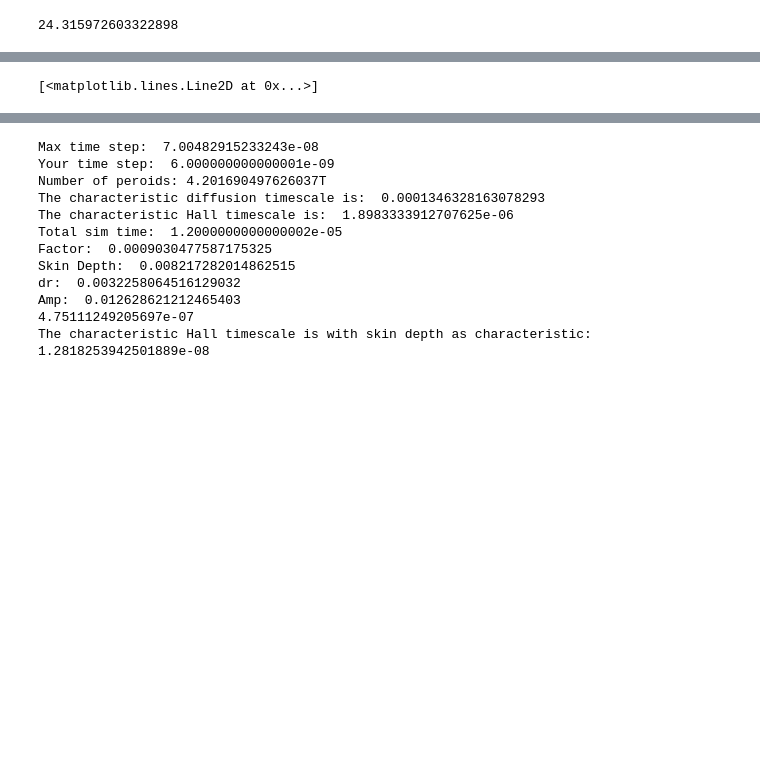
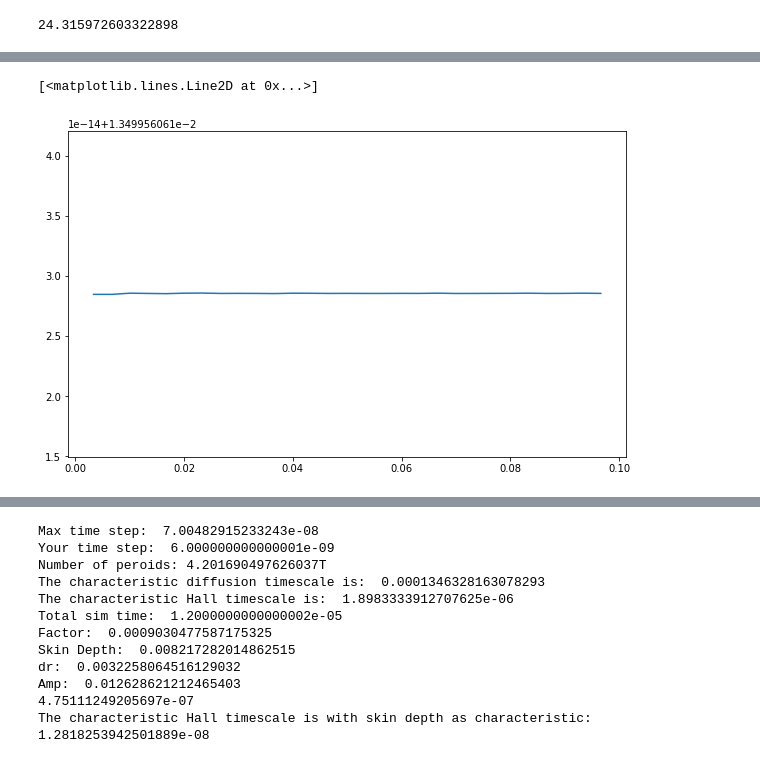
Before and after one commit to vandelij/FRC_RMF, a Jupyter notebook: predictor2_corrector_combine_RMF_code_case_Mlroy1999_fewer_time_steps - Copy.ipynb, the cells around one changed output, grey strips where cells are left out. Saved outputs shown, nothing was run; the diff lists cells and outputs as text; code cells hidden in the pictures; blank space fills up the shorter version.

```diff
--- a/predictor2_corrector_combine_RMF_code_case_Mlroy1999_fewer_time_steps - Copy.ipynb
+++ b/predictor2_corrector_combine_RMF_code_case_Mlroy1999_fewer_time_steps - Copy.ipynb
@@ -59,8 +58,8 @@ print(gamma)
 # Plot the factor
 dB_dr = np.gradient(B_Z_t0, dr)
 factor_array = np.zeros_like(dB_dr[:-1])
-%matplotlib notebook
 for i in range(1, dB_dr.shape[0]):
     factor_array[i-1] = dt_MHD*dB_dr[i]*(1/(i*dr))/(ne*e*mu0)
+plt.figure(figsize=(10,6))
 plt.plot(r_array[1:-1], factor_array[:-1])
 # %% [output]
@@ -69,4 +66,5 @@ plt.plot(r_array[1:-1], factor_array[:-1])
 [<matplotlib.lines.Line2D at 0x...>]
+[figure, added]
 # %%
 #plotting the RMF:
 t_array2 = np.linspace(0, dt_MHD, 100)
```
Also changed, not shown: parts of 16 cells of this notebook.
